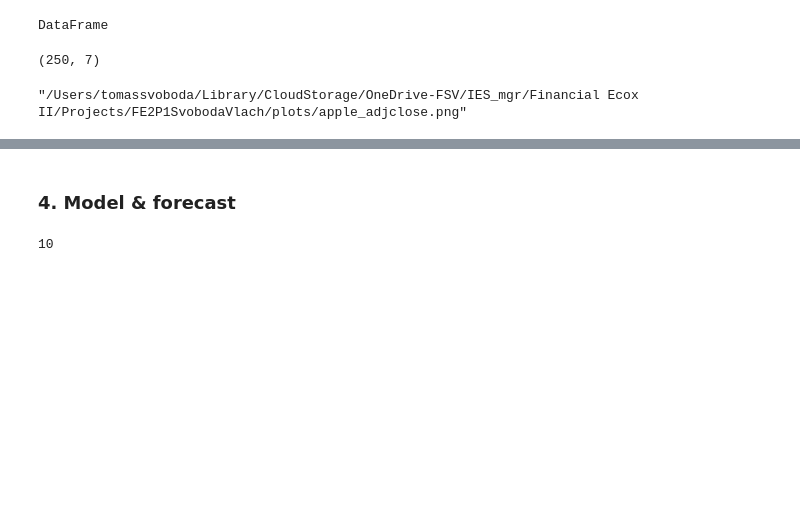
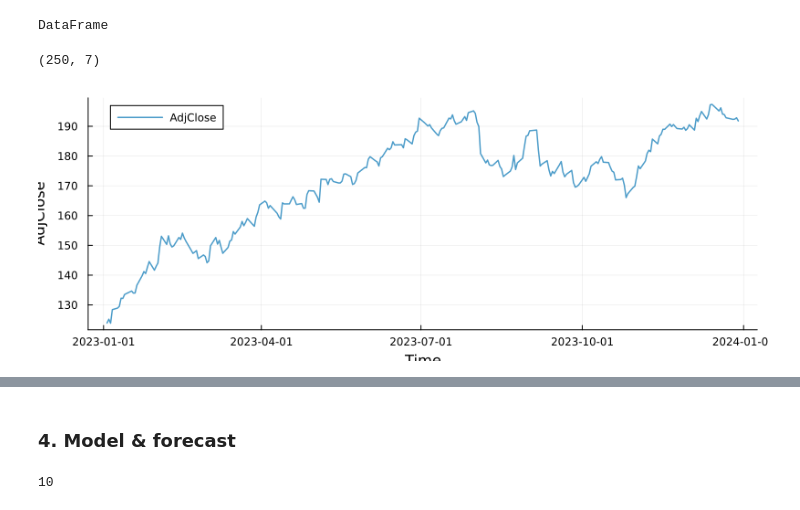
Before and after one commit to Tukan22/FE2P1SvobodaVlach, a Jupyter notebook: notebooks/project1.ipynb, the cells around one changed output, grey strips where cells are left out. Cells and saved outputs as stored; diff of their text form; code cells hidden in the pictures; blank space fills up the shorter version.

```diff
--- a/notebooks/project1.ipynb
+++ b/notebooks/project1.ipynb
@@ -49,11 +115,11 @@ size(data_apple)
 # %%
 plot(data_apple.timestamp, data_apple.AdjClose,
     line=(1.5, 0.7, :solid), size=(800,300), palette=:seaborn_colorblind,
-    label="AdjClose", xlabel="Time", ylabel="AdjClose") # Proc se nevejdou axis labels??
+    label="AdjClose", xlabel="Time", ylabel="AdjClose") # TODO: Proc se nevejdou axis labels??
 
-savefig(plotsdir("apple_adjclose.png")) # Save to "plots/"
+# savefig(plotsdir("apple_adjclose.png")) # Save to "plots/"
 # %% [output]
-"/Users/tomassvoboda/Library/CloudStorage/OneDrive-FSV/IES_mgr/Financial Ecox II/Projects/FE2P1SvobodaVlach/plots/apple_adjclose.png"
+[figure, added]
 # %%
 summary_stats = describe(data_apple[:, :AdjClose])
 # %% [output]
```
Also changed, not shown: parts of 13 cells of this notebook, 2 other files.
